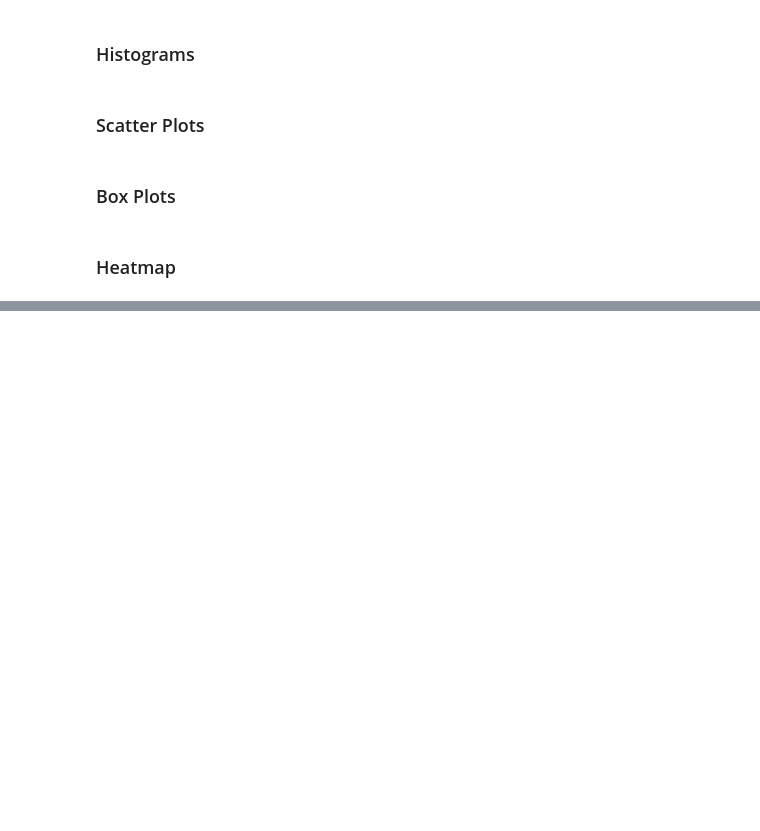
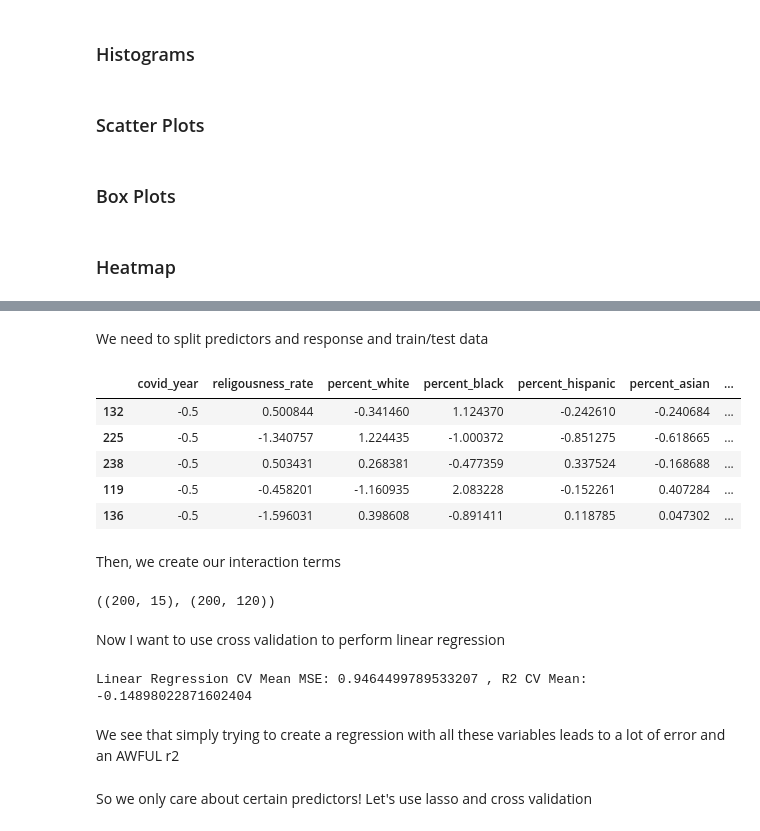
Before and after one commit to ppich1169/fertilityProjectCs109, a Jupyter notebook: fertility_notebook.ipynb, the cells around one changed output, grey strips where cells are left out. Saved outputs shown, nothing was run; the diff lists cells and outputs as text; code cells hidden in the pictures; blank space fills up the shorter version.

```diff
--- a/fertility_notebook.ipynb
+++ b/fertility_notebook.ipynb
@@ -1150,0 +1183,45 @@ if not os.path.exists(output_dir+'/correlation.png'):
+# %%
+X = all_data.drop(columns=['fertility_rate', 'State', 'Year'])
+y = all_data['fertility_rate']
+
+X_scaled = pd.DataFrame(StandardScaler().fit_transform(X), columns=X.columns)
+y_scaled = pd.DataFrame(StandardScaler().fit_transform(y.values.reshape(-1, 1)).ravel(), columns=['fertility_rate'])
+# %% [markdown]
+We need to split predictors and response and train/test data
+# %%
+X_train, X_test, y_train, y_test = train_test_split(X_scaled, y_scaled, test_size=0.2, random_state=42)
+X_train.head()
+# %% [output]
+|  | covid_year | religousness_rate | percent_white | percent_black | percent_hispanic | percent_asian | ... |
+| 132 | -0.5 | 0.500844 | -0.341460 | 1.124370 | -0.242610 | -0.240684 | ... |
+| 225 | -0.5 | -1.340757 | 1.224435 | -1.000372 | -0.851275 | -0.618665 | ... |
+| 238 | -0.5 | 0.503431 | 0.268381 | -0.477359 | 0.337524 | -0.168688 | ... |
+| 119 | -0.5 | -0.458201 | -1.160935 | 2.083228 | -0.152261 | 0.407284 | ... |
+| 136 | -0.5 | -1.596031 | 0.398608 | -0.891411 | 0.118785 | 0.047302 | ... |
+# %% [markdown]
+Then, we create our interaction terms
+# %%
+poly = PolynomialFeatures(degree=2, interaction_only=True, include_bias=False)
+X_train_interactions = poly.fit_transform(X_train)
+X_test_interactions = poly.transform(X_test)
+
+interaction_feature_names = poly.get_feature_names_out(X_train.columns)
+
+X_train_interactions_df = pd.DataFrame(X_train_interactions, columns=interaction_feature_names)
+X_test_interactions_df = pd.DataFrame(X_test_interactions, columns=interaction_feature_names)
+
+X_train.shape, X_train_interactions_df.shape
+# %% [output]
+((200, 15), (200, 120))
+# %% [markdown]
+Now I want to use cross validation to perform linear regression
+# %%
+cv_scores = cross_val_score(LinearRegression(), X_train_interactions_df, y_train, cv=5, scoring='neg_mean_squared_error')
+r2 = cross_val_score(LinearRegression(), X_train_interactions_df, y_train, cv=5, scoring='r2')
+print("Linear Regression CV Mean MSE:", -np.mean(cv_scores), ", R2 CV Mean: ", np.mean(r2))
+# %% [output]
+Linear Regression CV Mean MSE: 0.9464499789533207 , R2 CV Mean:  -0.14898022871602404
+# %% [markdown]
+We see that simply trying to create a regression with all these variables leads to a lot of error and an AWFUL r2
+# %% [markdown]
+So we only care about certain predictors! Let's use lasso and cross validation
```
Also changed, not shown: parts of 28 cells of this notebook.
